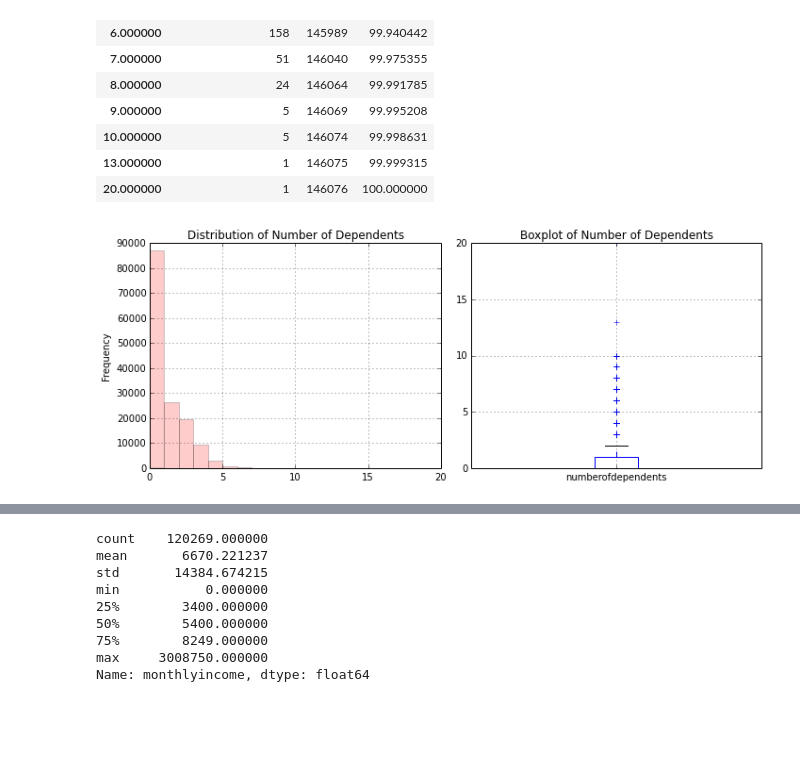
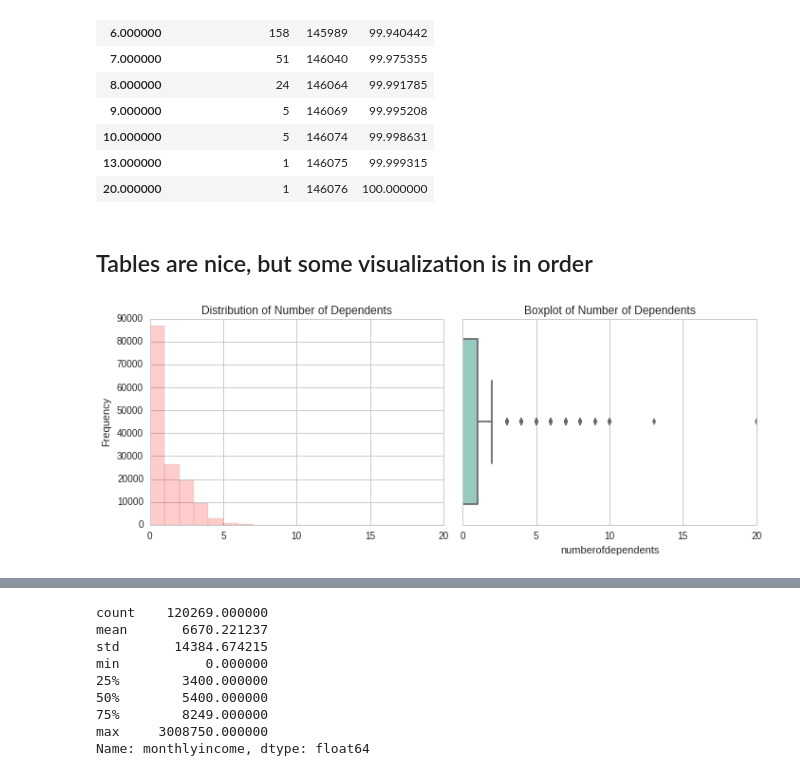
Before and after one commit to ju-arroyom/ML-Pub-Policy, a Jupyter notebook: hw2/ML-PS2.ipynb, the cells around one changed output, grey strips where cells are left out. Saved outputs shown, nothing was run; the diff lists cells and outputs as text; code cells hidden in the pictures; blank space fills up the shorter version.

```diff
--- a/hw2/ML-PS2.ipynb
+++ b/hw2/ML-PS2.ipynb
@@ -3,6 +3,7 @@
 # %%
 %matplotlib inline
 %run classify
+sn.set_style("whitegrid")
 # %% [markdown]
 # Problems 1 - 4
 # %%
@@ -84,15 +87,17 @@ process_data.des_num_dep(df)
 | 10.000000 | 5 | 146074 | 99.998631 |
 | 13.000000 | 1 | 146075 | 99.999315 |
 | 20.000000 | 1 | 146076 | 100.000000 |
+# %% [markdown]
+## Tables are nice, but some visualization is in order
 # %%
 fig, (ax1, ax2) = plt.subplots(1,2, figsize=(10,4))
 
 df['numberofdependents'].plot(kind = "hist", alpha = 0.2, bins = 20, color ='r', ax = ax1);
 ax1.set_title('Distribution of Number of Dependents');
-ax1.grid()
-df.boxplot(column='numberofdependents', ax = ax2); ax2.set_title('Boxplot of Number of Dependents')
+
+sn.boxplot(df['numberofdependents'], ax = ax2, palette="Set3"); ax2.set_title('Boxplot of Number of Dependents')
 
 plt.tight_layout()
 # %% [output]
-[figure, old version]
+[figure, new version]
 # %% [markdown]
```
Also changed, not shown: parts of 41 cells of this notebook, 1 other file.
